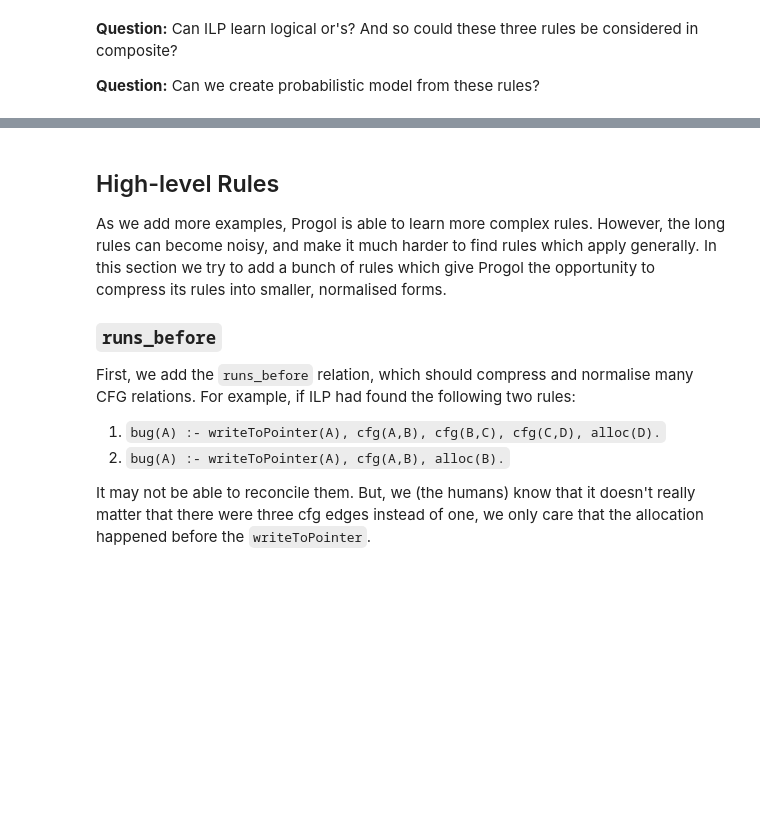
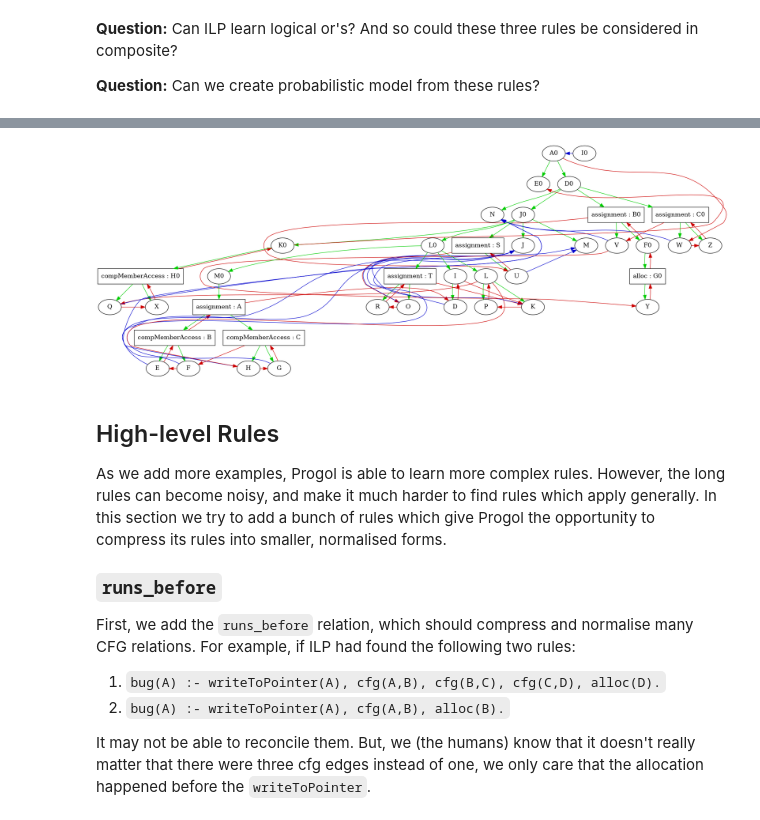
Before and after one commit to dj311/uob-summer-project, a Jupyter notebook: code/joern-ey-into-progol.ipynb, the cells around one changed output, grey strips where cells are left out. Drawn from its saved outputs; the diff is of its cells as text; code cells hidden in the pictures; blank space fills up the shorter version.

```diff
--- a/code/joern-ey-into-progol.ipynb
+++ b/code/joern-ey-into-progol.ipynb
@@ -436,3 +456,8 @@ CProgol Version 5.0
+# %%
+rule = "bug(A) :- ast(A,B), ast(A,C), cfg(A,D), cfg(B,A), assignment(A), ast(B,E), ast(B,F), ast(C,G), ast(C,H), cfg(C,F), cfg(D,I), cfg(E,B), cfg(G,C), ref(D,J), compMemberAccess(B), compMemberAccess(C), ast(I,D), cfg(F,E), cfg(H,G), cfg(I,K), cfg(L,H), ref(E,J), ref(F,M), ref(G,J), ref(H,N), ref(K,J), ref(O,J), ast(L,K), ast(L,P), cfg(K,P), cfg(L,Q), cfg(O,R), cfg(P,L), cfg(S,O), cfg(T,K), ref(Q,N), ref(U,M), ref(V,N), ref(W,N), ast(S,U), ast(T,O), ast(T,R), cfg(R,T), cfg(Q,X), cfg(U,S), cfg(V,Y), cfg(W,Z), cfg(A0,W), cfg(B0,U), cfg(C0,V), assignment(S), assignment(T), ast(A0,D0), ast(A0,E0), ast(B0,V), ast(B0,F0), ast(C0,W), ast(C0,Z), cfg(Z,C0), cfg(Y,G0), cfg(X,H0), cfg(F0,B0), ref(I0,A0), assignment(B0), assignment(C0), ast(F0,G0), ast(D0,N), ast(D0,B0), ast(D0,C0), ast(D0,J0), ast(H0,Q), ast(H0,X), ast(G0,Y), cfg(H0,K0), cfg(G0,F0), cfg(K0,E0), compMemberAccess(H0), alloc(G0), ast(J0,J), ast(J0,M), ast(J0,S), ast(J0,K0), ast(J0,L0), ast(K0,H0), ast(L0,I), ast(L0,L), ast(L0,T), ast(L0,M0), ast(M0,A)."
+graph_visualisation.jupyter_display_graph(graph_visualisation.prolog_rule_to_dot(rule))
+# %% [output]
+[figure, added]
 # %% [markdown]
 ## High-level Rules
 
```
Also changed, not shown: parts of 17 cells of this notebook, 3 other files.
